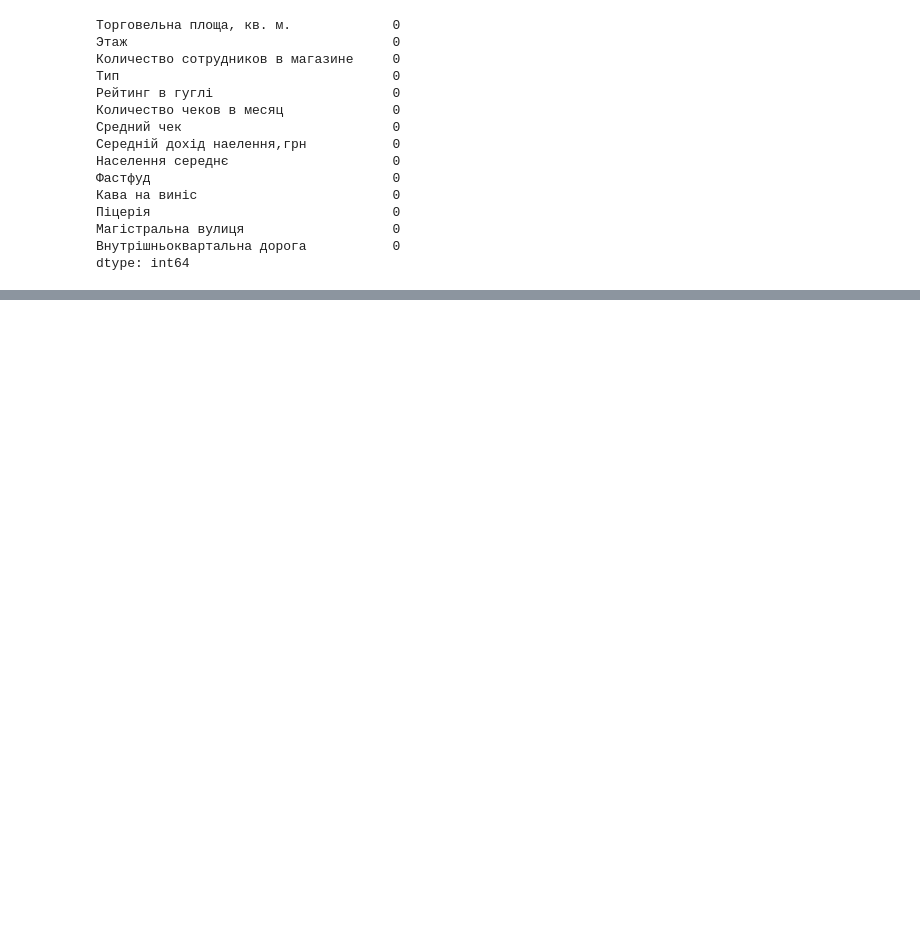
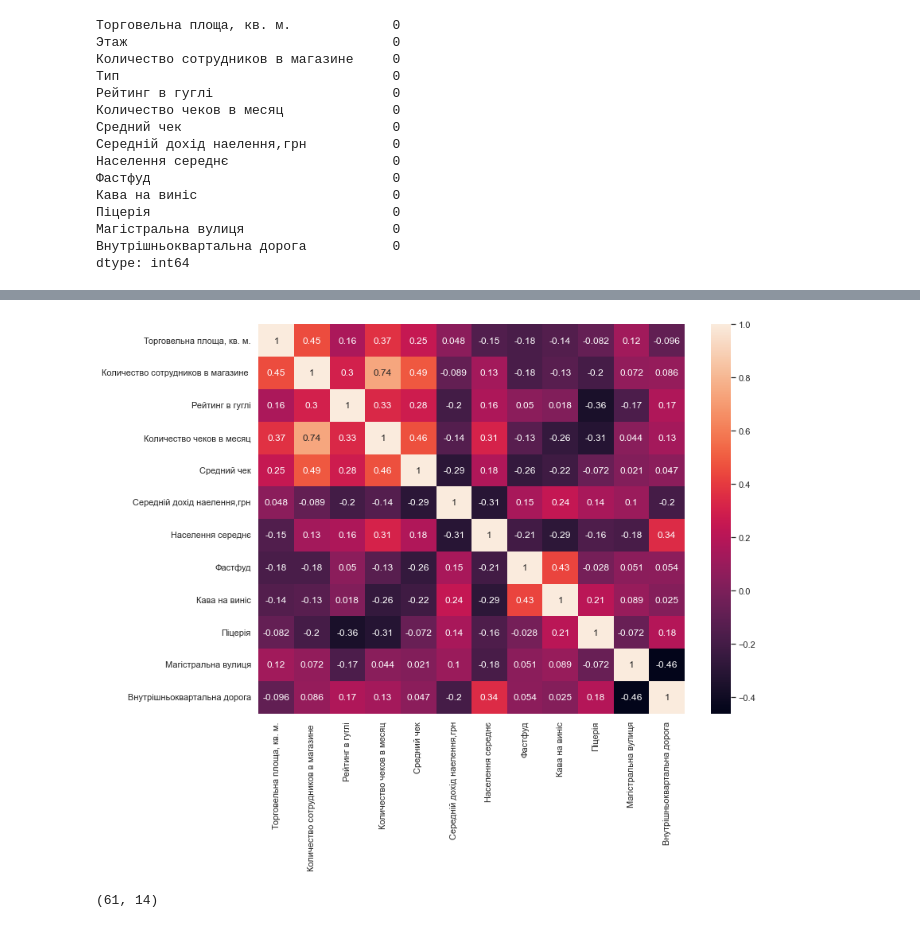
Before and after one commit to Saridzha/v, a Jupyter notebook: Untitled.ipynb, the cells around one changed output, grey strips where cells are left out. Cells and saved outputs as stored; diff of their text form; code cells hidden in the pictures; blank space fills up the shorter version.

```diff
--- a/Untitled.ipynb
+++ b/Untitled.ipynb
@@ -227,0 +276,13 @@ sns.pairplot(df)
+# %%
+import seaborn as sns
+corrmat = dfr.corr()
+f, ax = plt.subplots(figsize=(12, 9))
+sns.heatmap(corrmat, annot=True)
+plt.show()
+# %% [output]
+[figure, added]
+# %%
+# Splitting the dataset into the Training set and Test set
+df.shape
+# %% [output]
+(61, 14)
```
Also changed, not shown: parts of 27 cells of this notebook.
